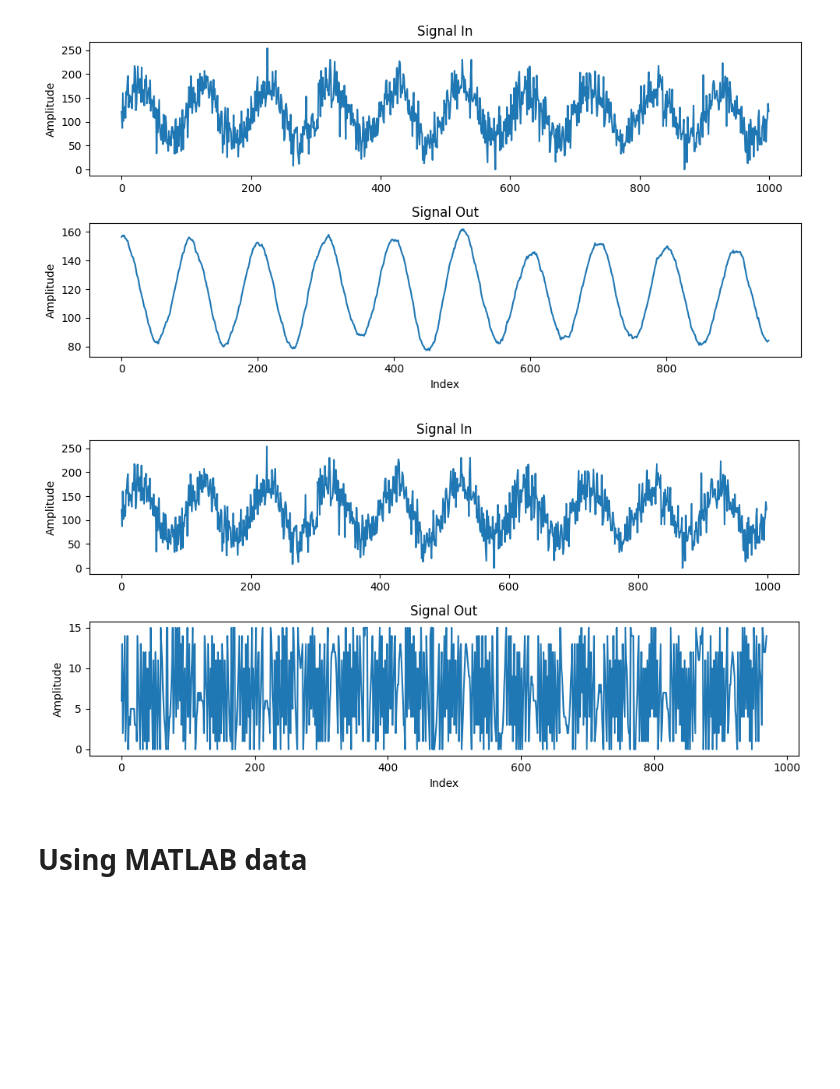
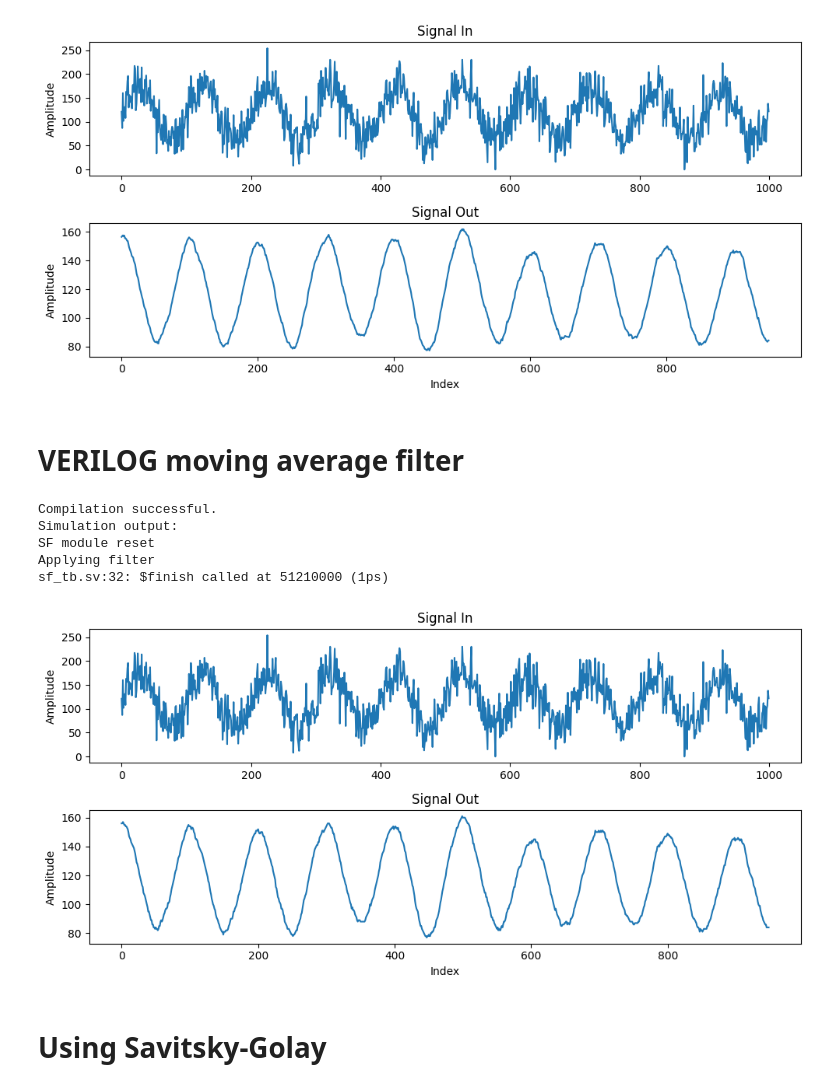
Before and after one commit to murrayinglis/YODA, a Jupyter notebook: smoothing_filter.ipynb, the cells around one changed output. Cells and saved outputs as stored; diff of their text form; code cells hidden in the pictures; blank space fills up the shorter version.

```diff
--- a/smoothing_filter.ipynb
+++ b/smoothing_filter.ipynb
@@ -78,7 +83,26 @@ plt.tight_layout()  # Adjust the layout to prevent overlap
 plt.show()
 # %% [output]
 [figure]
+# %% [markdown]
+# VERILOG moving average filter
 # %%
+# Compile Verilog files
+compile_process = subprocess.run(["iverilog", "-g", "2012", "-o", "l", "sf.sv", "sf_tb.sv"], capture_output=True, text=True)
+
+# Check if compilation was successful
+if compile_process.returncode == 0:
+    print("Compilation successful.")
+else:
+    print("Compilation failed.")
+    print(compile_process.stderr)  # Print any error message from the compilation process
+
+# Run the compiled file
+if compile_process.returncode == 0:
+    run_process = subprocess.run(["vvp", "l"], capture_output=True, text=True)
+
+    # Print the output of the simulation
+    print("Simulation output:")
+    print(run_process.stdout)
 
 # Read data from file
 data_file = "data.csv"
@@ -87,33 +111,38 @@ with open(data_file, "r") as file:
 d = []
 for line in lines:
     d.append(int(line))
 indices_d = range(len(d))
 
 # Read data from file
 data_file = "output.csv"
 with open(data_file, "r") as file:
     lines = file.readlines()
 o = []
 for line in lines:
     o.append(int(line))
 indices_o = range(len(o))
 
 # Plot signals on subplots
 plt.figure(figsize=(10, 5))  # Adjust the figure size if needed
 plt.subplot(2, 1, 1)
 plt.plot(indices_d, d, linestyle='-')
 plt.title('Signal In')
 plt.ylabel('Amplitude')
 
 plt.subplot(2, 1, 2)
 plt.plot(indices_o, o, linestyle='-')
 plt.title('Signal Out')
 plt.xlabel('Index')
 plt.ylabel('Amplitude')
 
 plt.tight_layout()  # Adjust the layout to prevent overlap
 plt.show()
 # %% [output]
+Compilation successful.
+Simulation output:
+SF module reset
+Applying filter
+sf_tb.sv:32: $finish called at 51210000 (1ps)
-[figure, old version]
+[figure, new version]
 # %% [markdown]
-# Using MATLAB data
+# Using Savitsky-Golay
```
Also changed, not shown: parts of 4 cells of this notebook, 8 other files.
